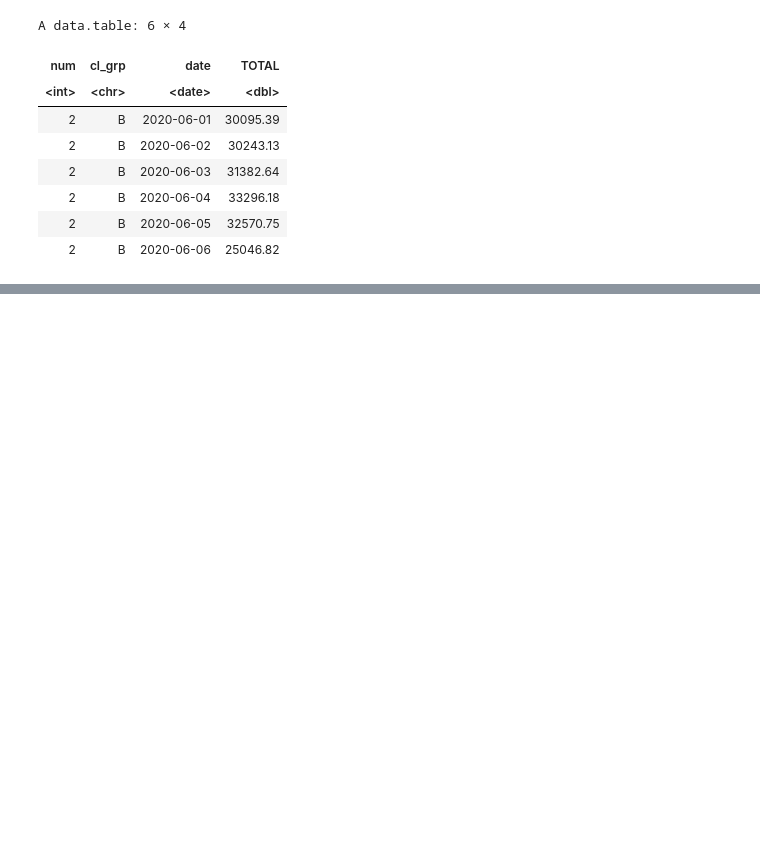
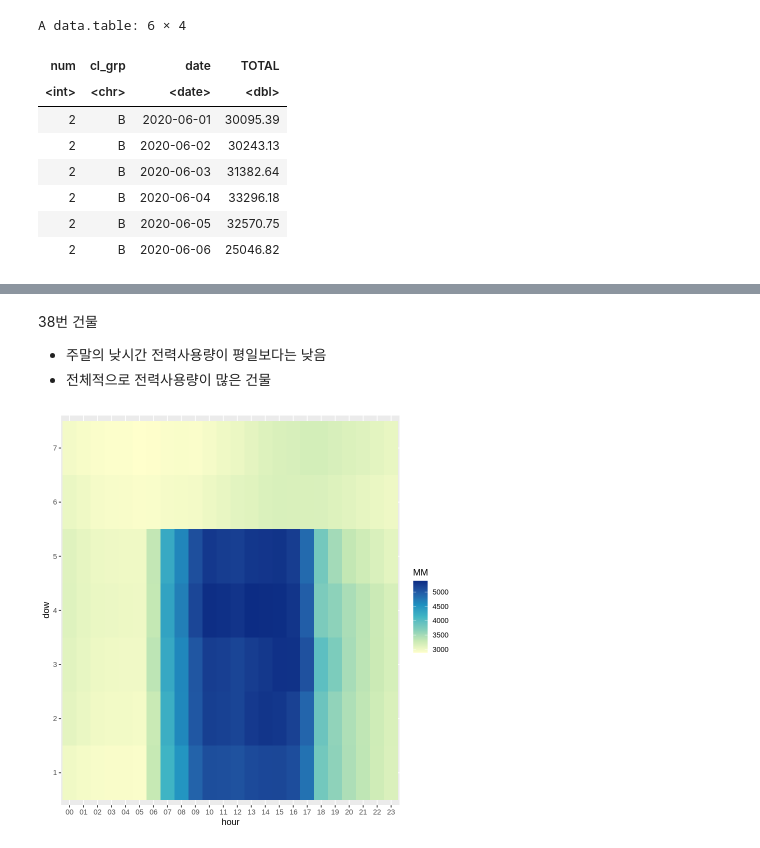
Before and after one commit to mjiii25/prac_class, a Jupyter notebook: team-project.ipynb, the cells around one changed output, grey strips where cells are left out. Cells and saved outputs as stored; diff of their text form; code cells hidden in the pictures; blank space fills up the shorter version.

```diff
--- a/team-project.ipynb
+++ b/team-project.ipynb
@@ -324,0 +332,12 @@ plot(B)
+# %% [markdown]
+38번 건물
+- 주말의 낮시간 전력사용량이 평일보다는 낮음
+- 전체적으로 전력사용량이 많은 건물
+# %%
+# 52번 건물
+dt_train_B[ num == 52, .(MM = mean(전력사용량)), by = .(hour, dow)] %>%
+  ggplot(aes(hour, dow, fill = MM)) +
+  geom_tile() +
+  scale_fill_distiller(palette = 'YlGnBu', direction = 1)
+# %% [output]
+[figure, added]
```
Also changed, not shown: parts of 9 cells of this notebook.
